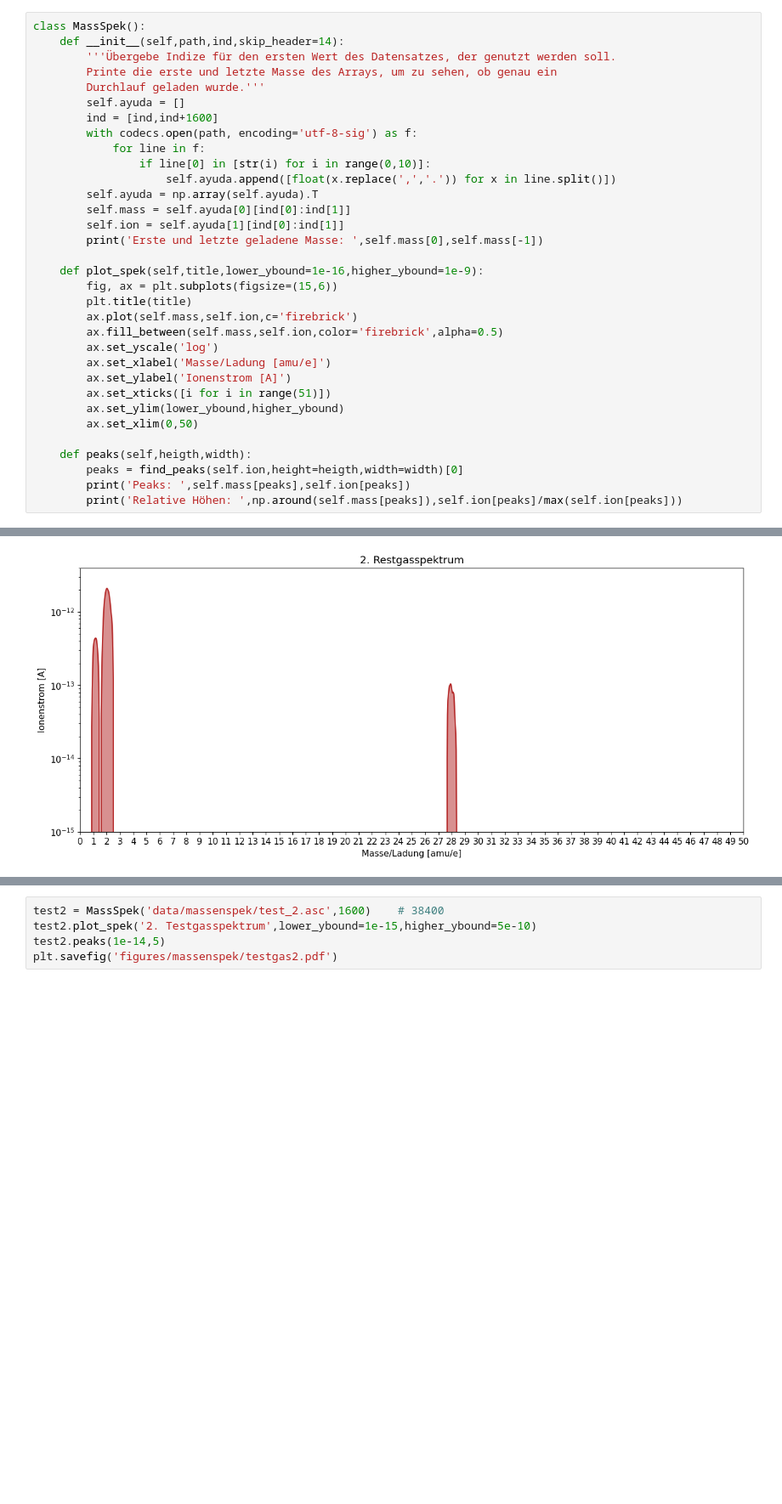
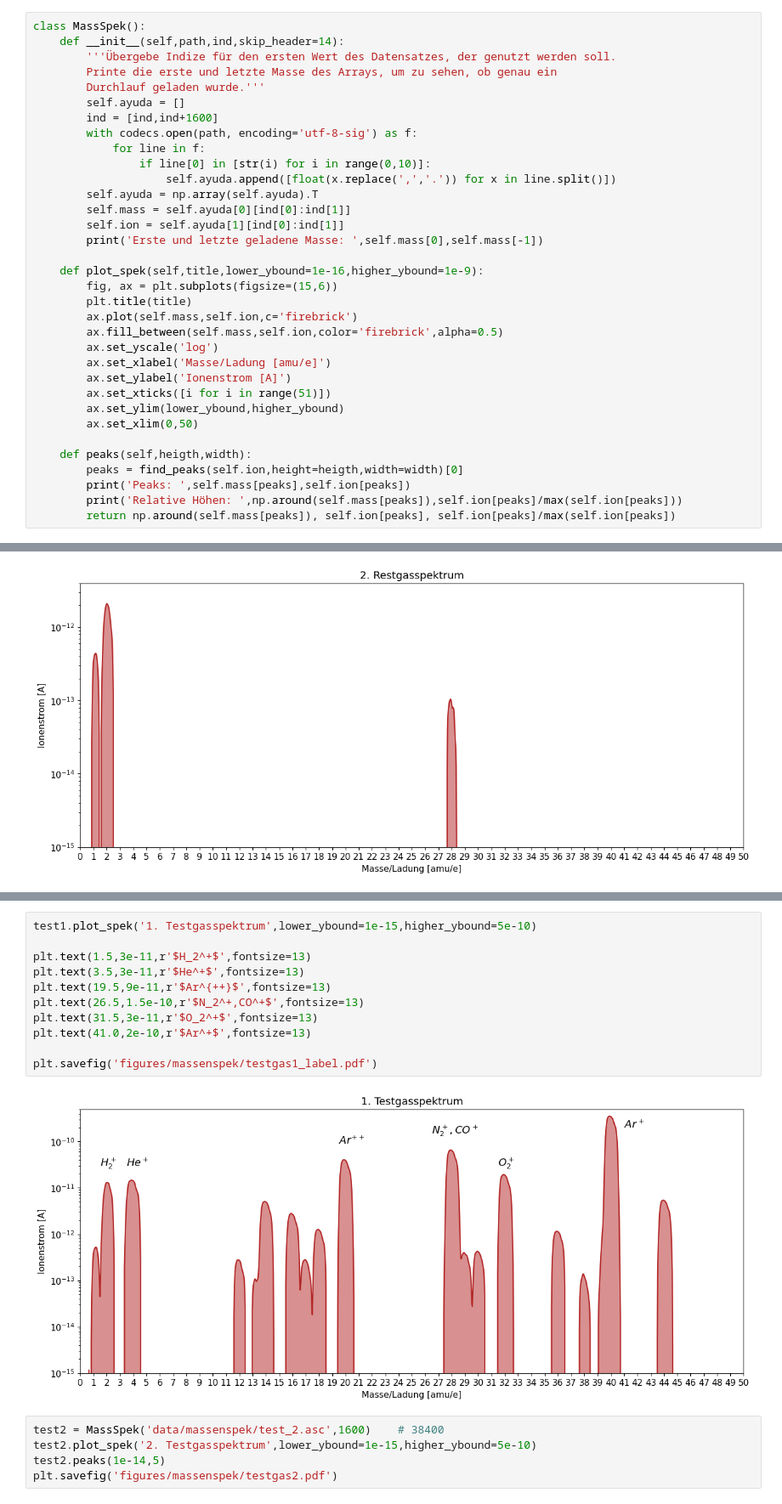
Before and after one commit to hannes-ebe/F-Prak-B, a Jupyter notebook: Vakuumtechnik/Massenspektrometrie.ipynb, the cells around one changed output, grey strips where cells are left out. Shown at 85% size. Cells and saved outputs as stored; diff of their text form; blank space fills up the shorter version.

Commit message:
Massenspek fertig

```diff
--- a/Vakuumtechnik/Massenspektrometrie.ipynb
+++ b/Vakuumtechnik/Massenspektrometrie.ipynb
@@ -40,6 +40,7 @@ class MassSpek():
         peaks = find_peaks(self.ion,height=heigth,width=width)[0]
         print('Peaks: ',self.mass[peaks],self.ion[peaks])
         print('Relative Höhen: ',np.around(self.mass[peaks]),self.ion[peaks]/max(self.ion[peaks]))
+        return np.around(self.mass[peaks]), self.ion[peaks], self.ion[peaks]/max(self.ion[peaks])
 # %%
 rest1 = MassSpek('data/massenspek/rest_1.asc',36800)    # 38400
 rest1.plot_spek('1. Restgasspektrum',lower_ybound=1e-15,higher_ybound=4e-12)
@@ -107,4 +125,17 @@ Relative Höhen:  [ 1.  2.  4. 12. 14. 16. 17. 18. 20. 28. 29. 30. 32. 36. 38. 4
 [figure]
+# %%
+test1.plot_spek('1. Testgasspektrum',lower_ybound=1e-15,higher_ybound=5e-10)
+
+plt.text(1.5,3e-11,r'$H_2^+$',fontsize=13)
+plt.text(3.5,3e-11,r'$He^+$',fontsize=13)
+plt.text(19.5,9e-11,r'$Ar^{++}$',fontsize=13)
+plt.text(26.5,1.5e-10,r'$N_2^+,CO^+$',fontsize=13)
+plt.text(31.5,3e-11,r'$O_2^+$',fontsize=13)
+plt.text(41.0,2e-10,r'$Ar^+$',fontsize=13)
+
+plt.savefig('figures/massenspek/testgas1_label.pdf')
+# %% [output]
+[figure, added]
 # %%
 test2 = MassSpek('data/massenspek/test_2.asc',1600)    # 38400
 test2.plot_spek('2. Testgasspektrum',lower_ybound=1e-15,higher_ybound=5e-10)
```
Also changed, not shown: parts of 2 cells of this notebook.
